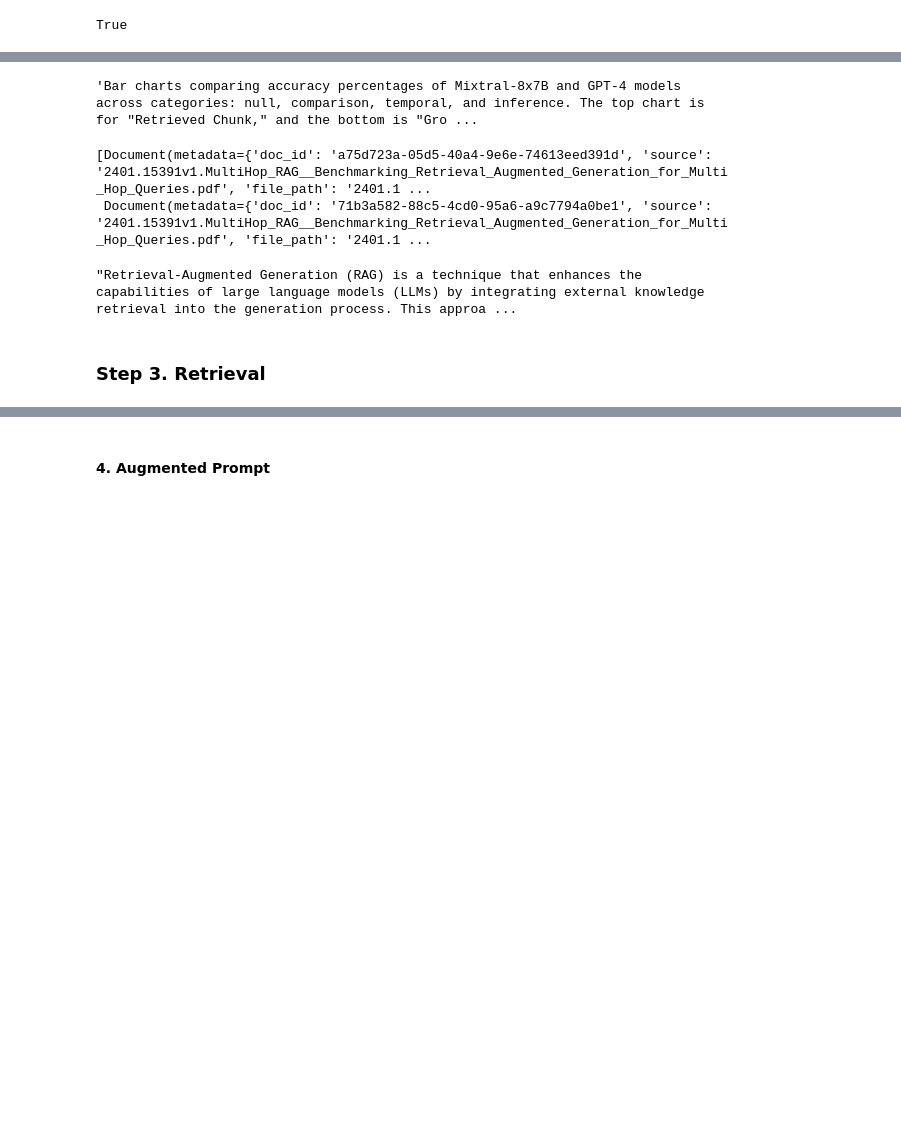
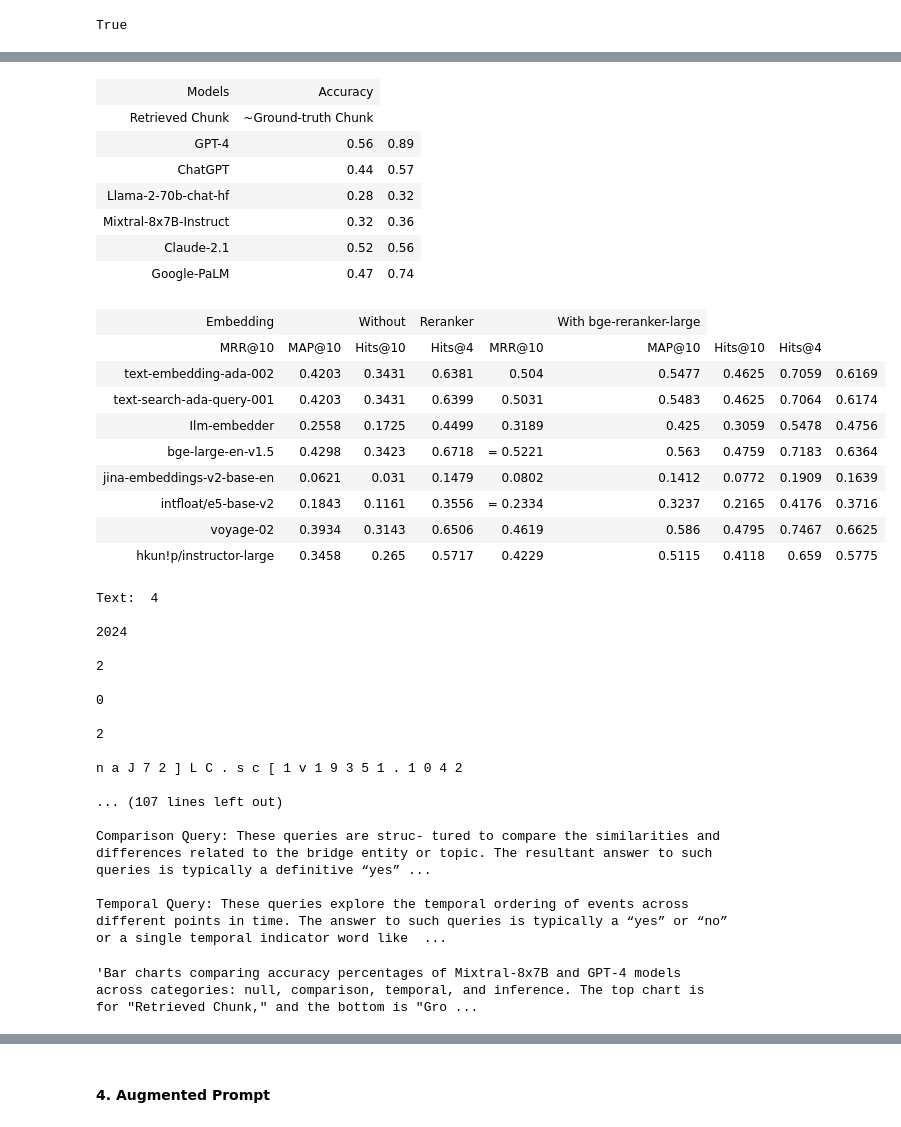
Before and after one commit to derekusf/ISM6564_TextAnalytics_Project, a Jupyter notebook: Multi_Modal_RAGv3.ipynb, the cells around one changed output, grey strips where cells are left out. Drawn from its saved outputs; the diff is of its cells as text; code cells hidden in the pictures; blank space fills up the shorter version.

```diff
--- a/Multi_Modal_RAGv3.ipynb
+++ b/Multi_Modal_RAGv3.ipynb
@@ -624,5 +670,0 @@ table_summaries
-# %%
-## return string of summary for an input of image
-# Image summaries
-
-img_base64_list, image_summaries = generate_img_summaries("figures")
@@ -645,7 +670,0 @@ img_base64_list
-# %%
-from IPython.display import HTML, display
-from PIL import Image
-img_base64 = img_base64_list[2]
-image_html = f'<img src="embedded-picture" />'
-# Display the image by rendering the HTML
-display(HTML(image_html))
@@ -693,9 +673,4 @@ retriever_multi_vector_img.vectorstore.reset_collection()
 # %%
-# The vectorstore to use to index the summaries
-vectorstore = Chroma(
-    collection_name="research_paper", embedding_function=OpenAIEmbeddings()
-)
-
 # Create retriever
 retriever_multi_vector_img = create_multi_vector_retriever(
     vectorstore,
@@ -705,5 +680,7 @@ retriever_multi_vector_img = create_multi_vector_retriever(
     tables,
     image_summaries,
     img_base64_list,
+    df_subset["imgs"],
+    dict(df_subset)
 )
 # %% [markdown]
@@ -882,2 +862,2 @@ user_query = "What is the pperformance of GPT-4 vs Mixtral?"
 # %%
-retriever_multi_vector_img.invoke(user_query, limit=3)
+relevant_docs = retriever_multi_vector_img.invoke(user_query, limit=3) # Top k relevant
@@ -901,0 +871,9 @@ plt_img_base64(img_base64_list[2])
+# %%
+for d in relevant_docs:
+    if d.metadata["type"] == "image":
+        plt_img_base64(d.page_content)
+    elif d.metadata["type"] == "table":
+        display(HTML(d.page_content))
+    else:
+        print("Text: ",d.page_content)
+# %% [output]
@@ -902,9 +881,39 @@ plt_img_base64(img_base64_list[2])
+| Models | Accuracy |
+| Retrieved Chunk | ~Ground-truth Chunk |
+| GPT-4 | 0.56 | 0.89 |
+| ChatGPT | 0.44 | 0.57 |
+| Llama-2-70b-chat-hf | 0.28 | 0.32 |
+| Mixtral-8x7B-Instruct | 0.32 | 0.36 |
+| Claude-2.1 | 0.52 | 0.56 |
+| Google-PaLM | 0.47 | 0.74 |
+| Embedding |  | Without | Reranker |  | With bge-reranker-large |
+| MRR@10 | MAP@10 | Hits@10 | Hits@4 | MRR@10 | MAP@10 | Hits@10 | Hits@4 |
+| text-embedding-ada-002 | 0.4203 | 0.3431 | 0.6381 | 0.504 | 0.5477 | 0.4625 | 0.7059 | 0.6169 |
+| text-search-ada-query-001 | 0.4203 | 0.3431 | 0.6399 | 0.5031 | 0.5483 | 0.4625 | 0.7064 | 0.6174 |
+| Ilm-embedder | 0.2558 | 0.1725 | 0.4499 | 0.3189 | 0.425 | 0.3059 | 0.5478 | 0.4756 |
+| bge-large-en-v1.5 | 0.4298 | 0.3423 | 0.6718 | = 0.5221 | 0.563 | 0.4759 | 0.7183 | 0.6364 |
+| jina-embeddings-v2-base-en | 0.0621 | 0.031 | 0.1479 | 0.0802 | 0.1412 | 0.0772 | 0.1909 | 0.1639 |
+| intfloat/e5-base-v2 | 0.1843 | 0.1161 | 0.3556 | = 0.2334 | 0.3237 | 0.2165 | 0.4176 | 0.3716 |
+| voyage-02 | 0.3934 | 0.3143 | 0.6506 | 0.4619 | 0.586 | 0.4795 | 0.7467 | 0.6625 |
+| hkun!p/instructor-large | 0.3458 | 0.265 | 0.5717 | 0.4229 | 0.5115 | 0.4118 | 0.659 | 0.5775 |
+Text:  4
+
+2024
+
+2
+
+0
+
+2
+
+n a J 7 2 ] L C . s c [ 1 v 1 9 3 5 1 . 1 0 4 2
+
+... (107 lines left out)
+
+Comparison Query: These queries are struc- tured to compare the similarities and differences related to the bridge entity or topic. The resultant answer to such queries is typically a definitive “yes” ...
+
+Temporal Query: These queries explore the temporal ordering of events across different points in time. The answer to such queries is typically a “yes” or “no” or a single temporal indicator word like  ...
 # %%
 image_summaries[2]
 # %% [output]
 'Bar charts comparing accuracy percentages of Mixtral-8x7B and GPT-4 models across categories: null, comparison, temporal, and inference. The top chart is for "Retrieved Chunk," and the bottom is "Gro ...
-# %%
-retriever_multi_vector_img.invoke(user_query)
-# %% [output]
-[Document(metadata={'doc_id': 'a75d723a-05d5-40a4-9e6e-74613eed391d', 'source': '2401.15391v1.MultiHop_RAG__Benchmarking_Retrieval_Augmented_Generation_for_Multi_Hop_Queries.pdf', 'file_path': '2401.1 ...
- Document(metadata={'doc_id': '71b3a582-88c5-4cd0-95a6-a9c7794a0be1', 'source': '2401.15391v1.MultiHop_RAG__Benchmarking_Retrieval_Augmented_Generation_for_Multi_Hop_Queries.pdf', 'file_path': '2401.1 ...
@@ -913,6 +919,0 @@ rag_chain  = multi_modal_rag_chain(retriever_multi_vector_img)
-# %%
-rag_chain.invoke(user_query)
-# %% [output]
-"Retrieval-Augmented Generation (RAG) is a technique that enhances the capabilities of large language models (LLMs) by integrating external knowledge retrieval into the generation process. This approa ...
-# %% [markdown]
-### Step 3. Retrieval
```
Also changed, not shown: parts of 100 cells of this notebook, 6 other files.
